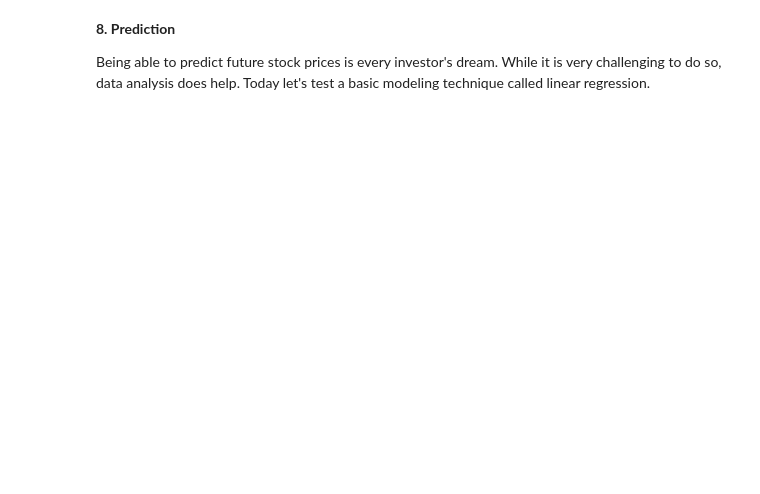
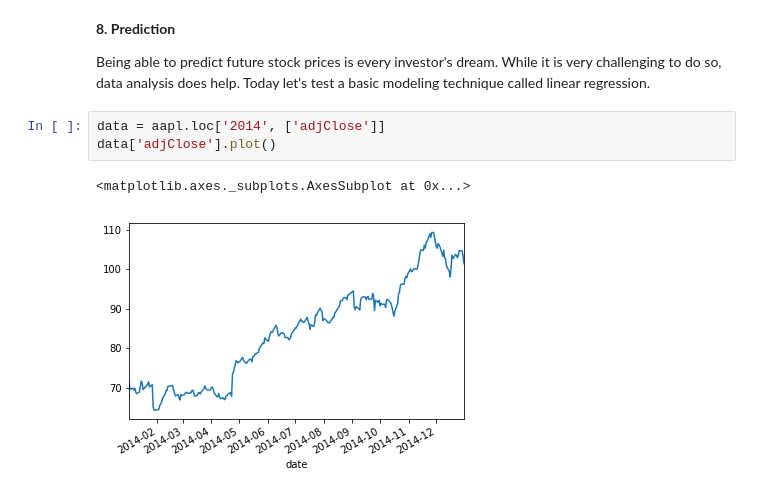
Before and after one commit to ch00226855/CMP464-Fall2019, a Jupyter notebook: Week15_TimeSeries.ipynb, the cells around one changed output. Drawn from its saved outputs; the diff is of its cells as text; blank space fills up the shorter version.

```diff
--- a/Week15_TimeSeries.ipynb
+++ b/Week15_TimeSeries.ipynb
@@ -227,3 +547,9 @@ Changepoints occur when the price goes from increasing to decreasing or vice ver
 **8. Prediction**
 
 Being able to predict future stock prices is every investor's dream. While it is very challenging to do so, data analysis does help. Today let's test a basic modeling technique called linear regression.
+# %%
+data = aapl.loc['2014', ['adjClose']]
+data['adjClose'].plot()
+# %% [output]
+<matplotlib.axes._subplots.AxesSubplot at 0x...>
+[figure, added]
```
Also changed, not shown: parts of 59 cells of this notebook.
